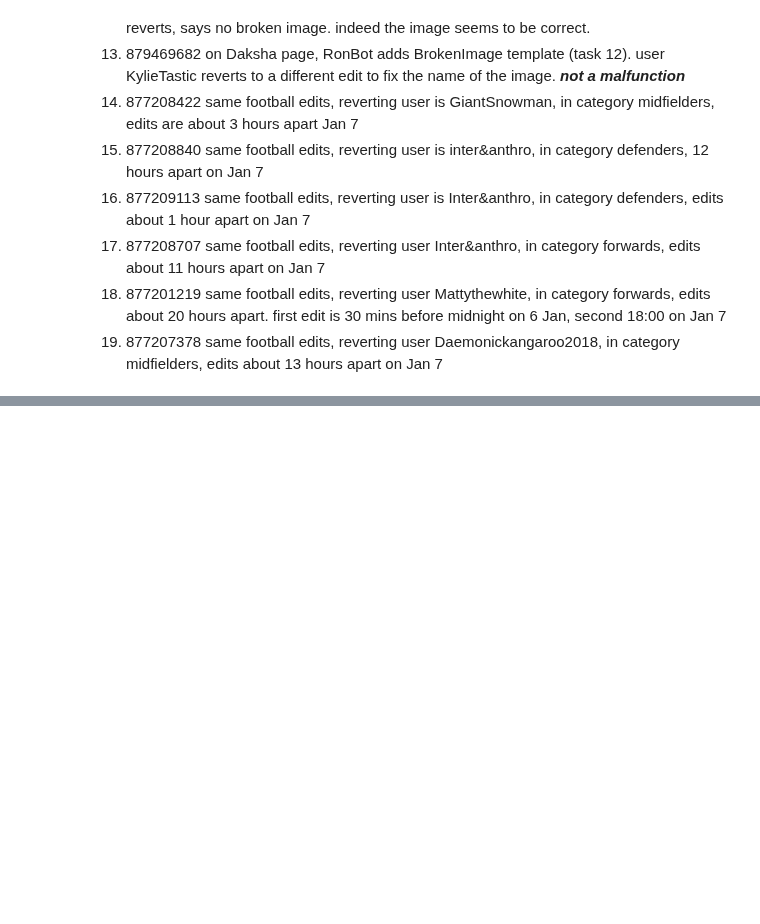
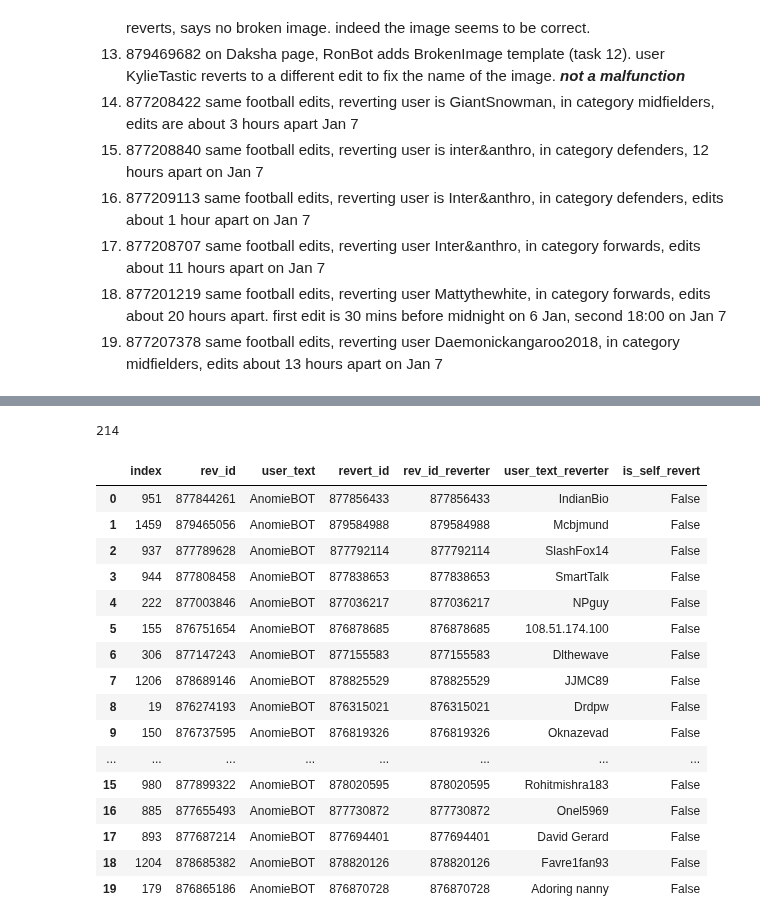
Before and after one commit to levon003/wiki-ores-feedback, a Jupyter notebook: reu2021/bot_reverts_namespace0.ipynb, the cells around one changed output, grey strips where cells are left out. Drawn from its saved outputs; the diff is of its cells as text; code cells hidden in the pictures; blank space fills up the shorter version.

Commit message:
added AnomieBOT sample

```diff
--- a/reu2021/bot_reverts_namespace0.ipynb
+++ b/reu2021/bot_reverts_namespace0.ipynb
@@ -399,0 +412,24 @@ human_bot_reverts[human_bot_reverts.user_text == "RonBot"].sample(n=20, random_s
+# %%
+len(human_bot_reverts[human_bot_reverts.user_text == "AnomieBOT"])
+# %% [output]
+214
+# %%
+human_bot_reverts[human_bot_reverts.user_text == "AnomieBOT"].sample(n=20, random_state=1).reset_index()
+# %% [output]
+|  | index | rev_id | user_text | revert_id | rev_id_reverter | user_text_reverter | is_self_revert |
+| 0 | 951 | 877844261 | AnomieBOT | 877856433 | 877856433 | IndianBio | False |
+| 1 | 1459 | 879465056 | AnomieBOT | 879584988 | 879584988 | Mcbjmund | False |
+| 2 | 937 | 877789628 | AnomieBOT | 877792114 | 877792114 | SlashFox14 | False |
+| 3 | 944 | 877808458 | AnomieBOT | 877838653 | 877838653 | SmartTalk | False |
+| 4 | 222 | 877003846 | AnomieBOT | 877036217 | 877036217 | NPguy | False |
+| 5 | 155 | 876751654 | AnomieBOT | 876878685 | 876878685 | 108.51.174.100 | False |
+| 6 | 306 | 877147243 | AnomieBOT | 877155583 | 877155583 | Dlthewave | False |
+| 7 | 1206 | 878689146 | AnomieBOT | 878825529 | 878825529 | JJMC89 | False |
+| 8 | 19 | 876274193 | AnomieBOT | 876315021 | 876315021 | Drdpw | False |
+| 9 | 150 | 876737595 | AnomieBOT | 876819326 | 876819326 | Oknazevad | False |
+| ... | ... | ... | ... | ... | ... | ... | ... |
+| 15 | 980 | 877899322 | AnomieBOT | 878020595 | 878020595 | Rohitmishra183 | False |
+| 16 | 885 | 877655493 | AnomieBOT | 877730872 | 877730872 | Onel5969 | False |
+| 17 | 893 | 877687214 | AnomieBOT | 877694401 | 877694401 | David Gerard | False |
+| 18 | 1204 | 878685382 | AnomieBOT | 878820126 | 878820126 | Favre1fan93 | False |
+| 19 | 179 | 876865186 | AnomieBOT | 876870728 | 876870728 | Adoring nanny | False |
```
Also changed, not shown: parts of 5 cells of this notebook.
